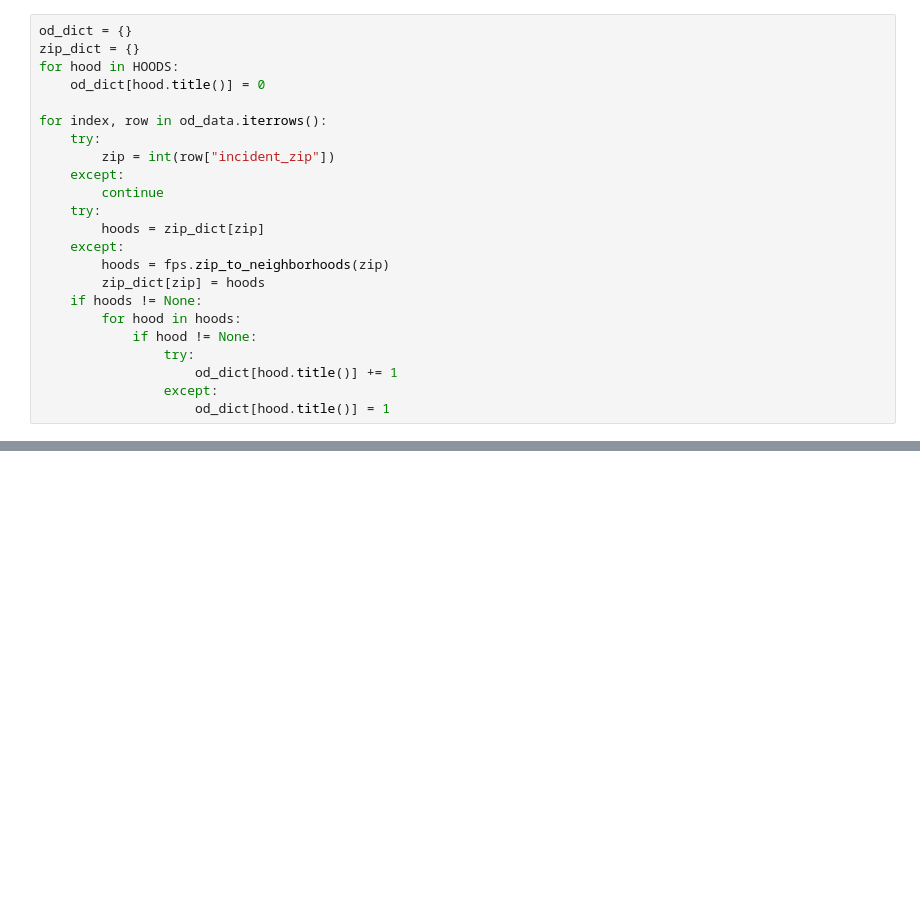
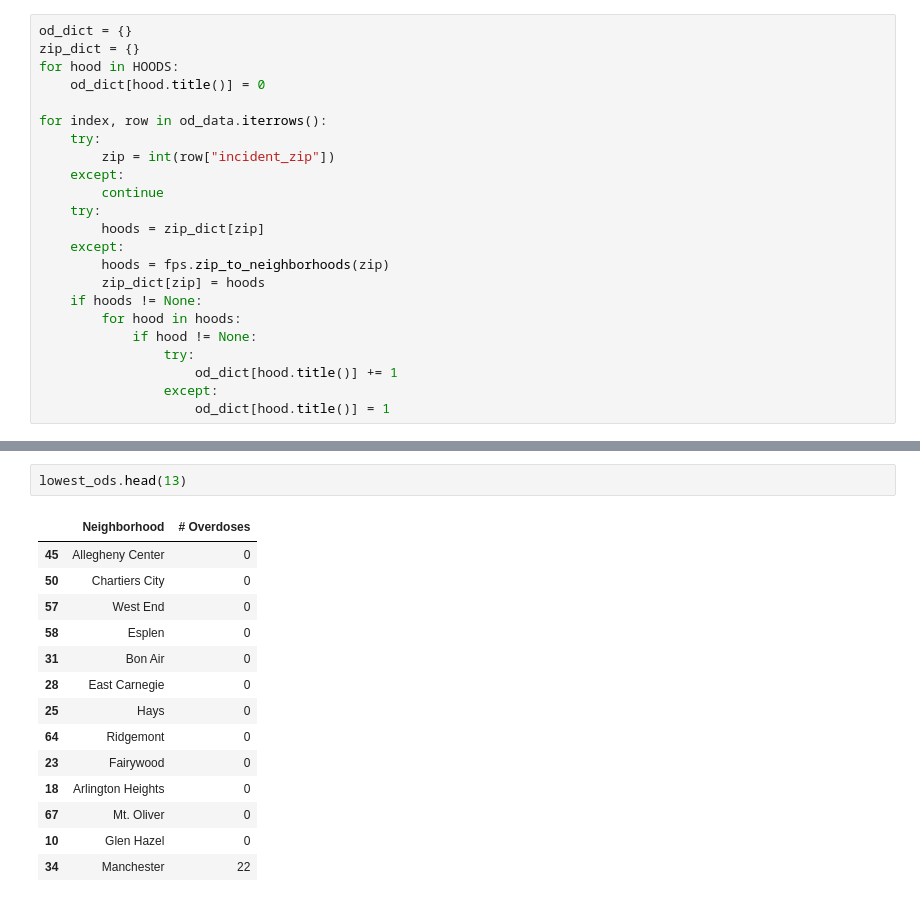
Before and after one commit to ee312/CMPINF0010-FINAL, a Jupyter notebook: ene8-notebook.ipynb, the cells around one changed output, grey strips where cells are left out. Drawn from its saved outputs; the diff is of its cells as text; blank space fills up the shorter version.

```diff
--- a/ene8-notebook.ipynb
+++ b/ene8-notebook.ipynb
@@ -64,0 +56,17 @@ sorted_ods.head(20)
+# %%
+lowest_ods.head(13)
+# %% [output]
+|  | Neighborhood | # Overdoses |
+| 45 | Allegheny Center | 0 |
+| 50 | Chartiers City | 0 |
+| 57 | West End | 0 |
+| 58 | Esplen | 0 |
+| 31 | Bon Air | 0 |
+| 28 | East Carnegie | 0 |
+| 25 | Hays | 0 |
+| 64 | Ridgemont | 0 |
+| 23 | Fairywood | 0 |
+| 18 | Arlington Heights | 0 |
+| 67 | Mt. Oliver | 0 |
+| 10 | Glen Hazel | 0 |
+| 34 | Manchester | 22 |
```
Also changed, not shown: parts of 4 cells of this notebook.
